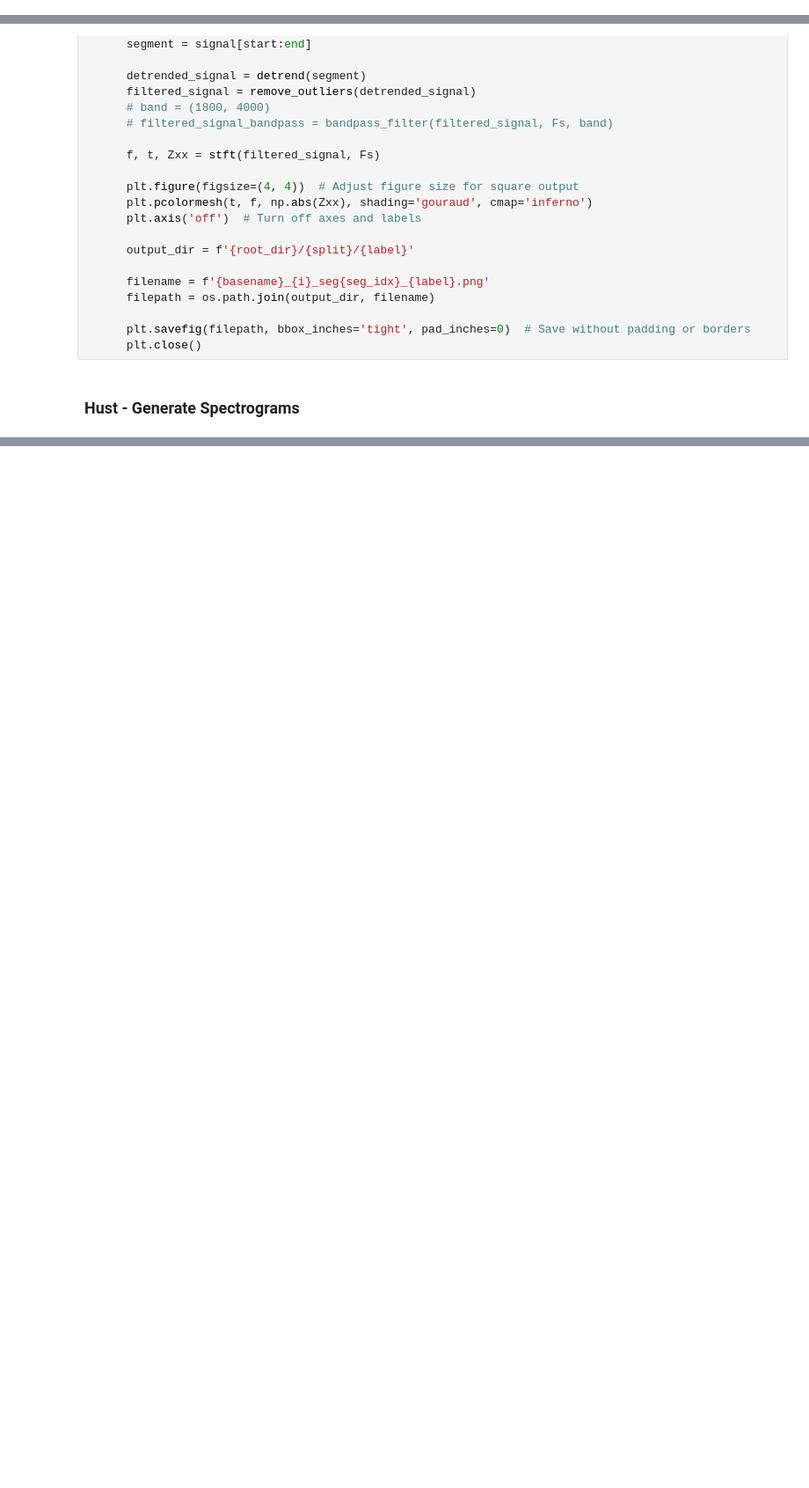
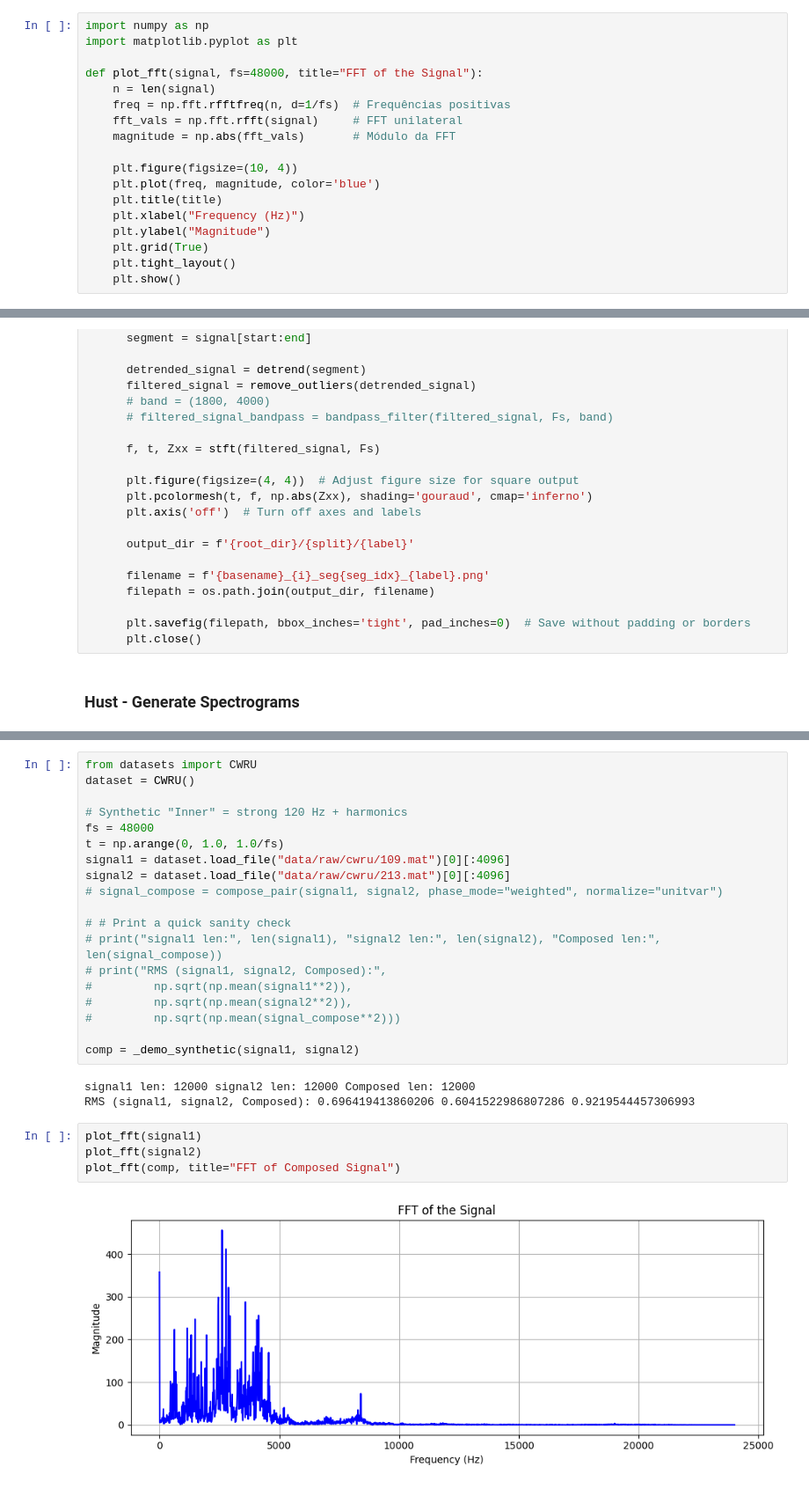
Before and after one commit to rochasantos/CWRU-AutoEncoder-Diagnosis, a Jupyter notebook: notebook.ipynb, the cells around one changed output, grey strips where cells are left out. Shown at 88% size. Drawn from its saved outputs; the diff is of its cells as text; blank space fills up the shorter version.

Commit message:
creating the data augmentation

```diff
--- a/notebook.ipynb
+++ b/notebook.ipynb
@@ -272,3 +274,21 @@ Let's proceed with the analysis for each fault type and load level.
+# %%
+import numpy as np
+import matplotlib.pyplot as plt
+
+def plot_fft(signal, fs=48000, title="FFT of the Signal"):
+    n = len(signal)
+    freq = np.fft.rfftfreq(n, d=1/fs)  # Frequências positivas
+    fft_vals = np.fft.rfft(signal)     # FFT unilateral
+    magnitude = np.abs(fft_vals)       # Módulo da FFT
+
+    plt.figure(figsize=(10, 4))
+    plt.plot(freq, magnitude, color='blue')
+    plt.title(title)
+    plt.xlabel("Frequency (Hz)")
+    plt.ylabel("Magnitude")
+    plt.grid(True)
+    plt.tight_layout()
+    plt.show()
 # %% [markdown]
 ## UORED-VAFCLS
 # %% [markdown]
@@ -781,0 +1388,28 @@ I400 train
+# %%
+from datasets import CWRU
+dataset = CWRU()
+
+# Synthetic "Inner" = strong 120 Hz + harmonics
+fs = 48000
+t = np.arange(0, 1.0, 1.0/fs)
+signal1 = dataset.load_file("data/raw/cwru/109.mat")[0][:4096]
+signal2 = dataset.load_file("data/raw/cwru/213.mat")[0][:4096]
+# signal_compose = compose_pair(signal1, signal2, phase_mode="weighted", normalize="unitvar")
+
+# # Print a quick sanity check
+# print("signal1 len:", len(signal1), "signal2 len:", len(signal2), "Composed len:", len(signal_compose))
+# print("RMS (signal1, signal2, Composed):",
+#         np.sqrt(np.mean(signal1**2)),
+#         np.sqrt(np.mean(signal2**2)),
+#         np.sqrt(np.mean(signal_compose**2)))
+
+comp = _demo_synthetic(signal1, signal2)
+# %% [output]
+signal1 len: 12000 signal2 len: 12000 Composed len: 12000
+RMS (signal1, signal2, Composed): 0.696419413860206 0.6041522986807286 0.9219544457306993
+# %%
+plot_fft(signal1)
+plot_fft(signal2)
+plot_fft(comp, title="FFT of Composed Signal")
+# %% [output]
+[figure, added]
```
Also changed, not shown: parts of 31 cells of this notebook, 2 other files.
